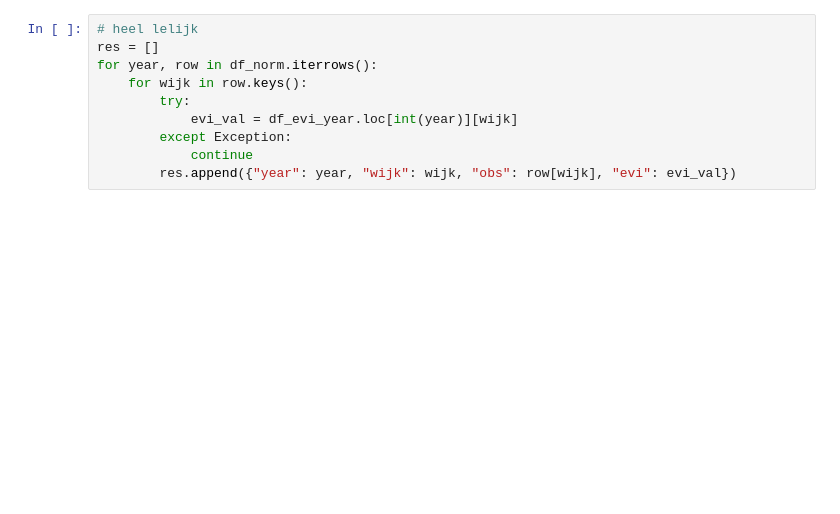
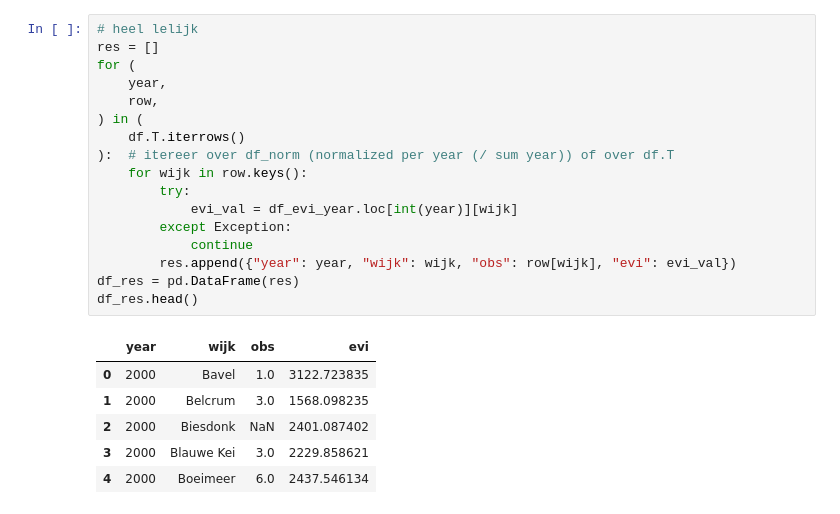
Before and after one commit to esquire900/hackaton-2020, a Jupyter notebook: waarnemingen/obs.org-match-evi.ipynb, the cells around one changed output. Saved outputs shown, nothing was run; the diff lists cells and outputs as text; blank space fills up the shorter version.

```diff
--- a/waarnemingen/obs.org-match-evi.ipynb
+++ b/waarnemingen/obs.org-match-evi.ipynb
@@ -20,10 +24,24 @@ The lab_black extension is already loaded. To reload it, use:
 # %%
 # heel lelijk
 res = []
-for year, row in df_norm.iterrows():
+for (
+    year,
+    row,
+) in (
+    df.T.iterrows()
+):  # itereer over df_norm (normalized per year (/ sum year)) of over df.T
     for wijk in row.keys():
         try:
             evi_val = df_evi_year.loc[int(year)][wijk]
         except Exception:
             continue
         res.append({"year": year, "wijk": wijk, "obs": row[wijk], "evi": evi_val})
+df_res = pd.DataFrame(res)
+df_res.head()
+# %% [output]
+|  | year | wijk | obs | evi |
+| 0 | 2000 | Bavel | 1.0 | 3122.723835 |
+| 1 | 2000 | Belcrum | 3.0 | 1568.098235 |
+| 2 | 2000 | Biesdonk | NaN | 2401.087402 |
+| 3 | 2000 | Blauwe Kei | 3.0 | 2229.858621 |
+| 4 | 2000 | Boeimeer | 6.0 | 2437.546134 |
```
Also changed, not shown: parts of 15 cells of this notebook, 1 other file.
